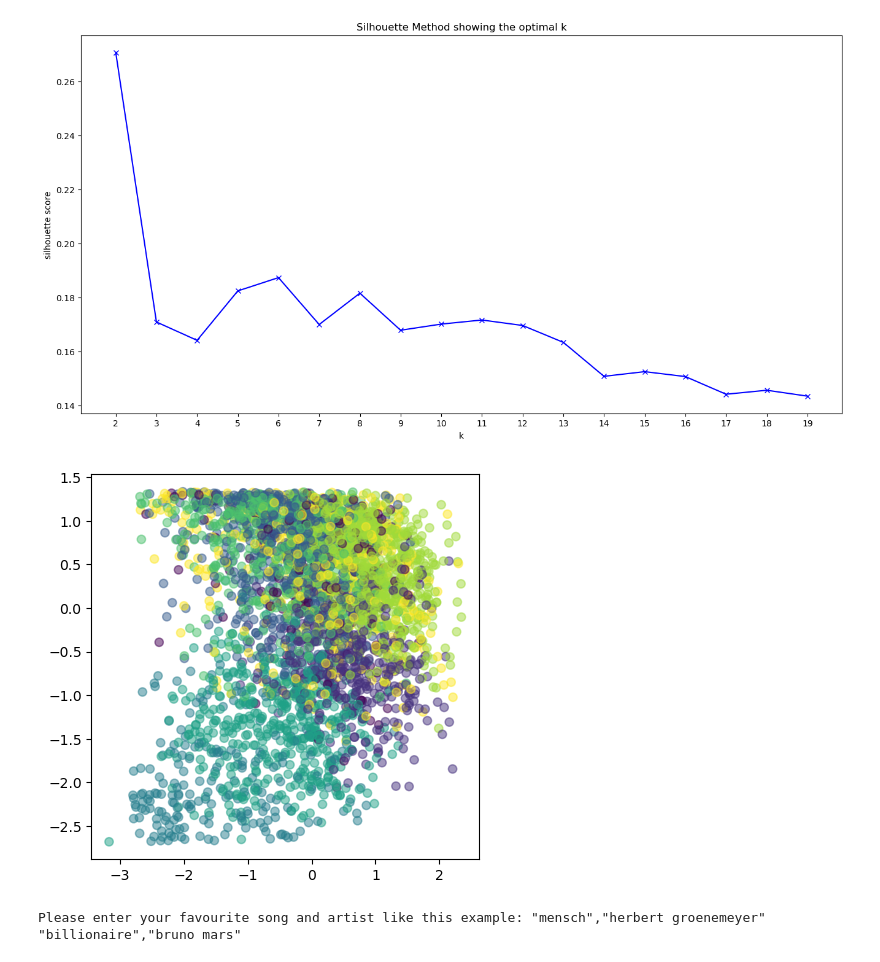
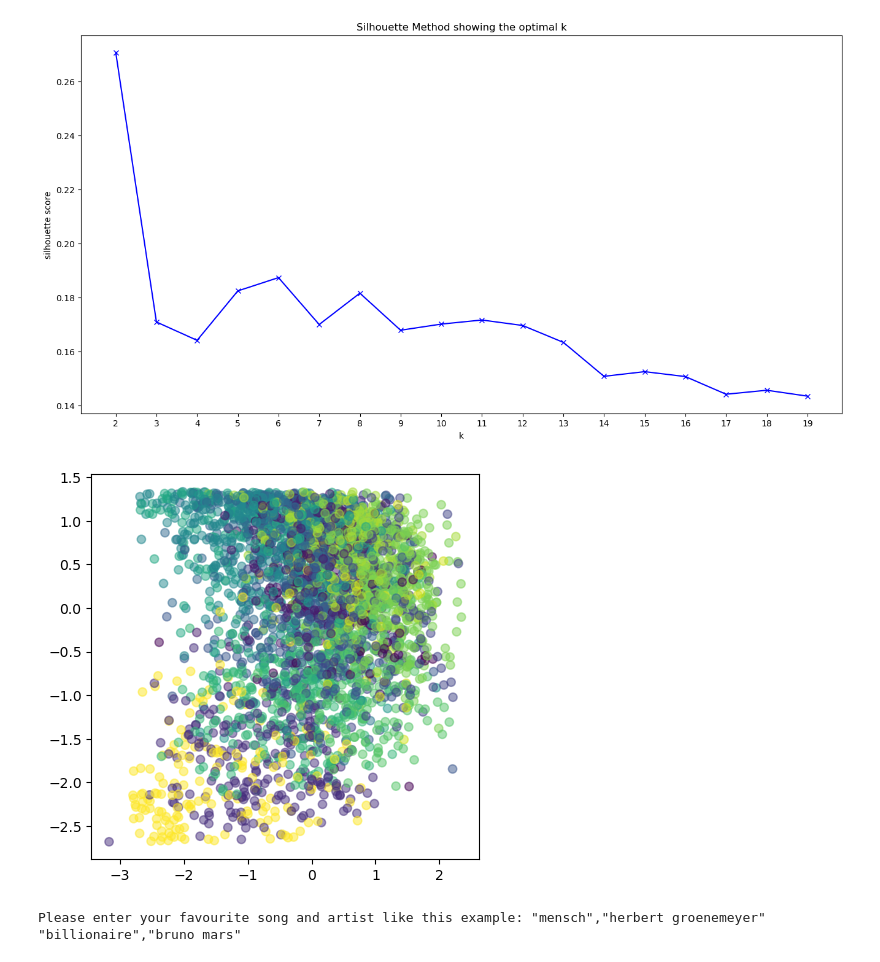
Before and after one commit to SunMax44/song_recommendor, a Jupyter notebook: spotify_api_webscraping.ipynb, the cells around one changed output. Saved outputs shown, nothing was run; the diff lists cells and outputs as text; code cells hidden in the pictures.

```diff
--- a/spotify_api_webscraping.ipynb
+++ b/spotify_api_webscraping.ipynb
@@ -510,15 +491,15 @@ Text(0.5, 1.0, 'Silhouette Method showing the optimal k')
 # --> take 8, because i want to have different recommendations!
 # %%
 from sklearn import cluster
-kmeans = cluster.KMeans(n_clusters=8)
+kmeans = cluster.KMeans(n_clusters=16)
 kmeans.fit(X_scaled)
 pred = kmeans.predict(X_scaled)
 
 plt.figure(figsize=(5, 5))
 plt.scatter(X_scaled[:, 0], X_scaled[:, 1], c=pred,alpha=0.5)
 plt.show()
 # %% [output]
-[figure, old version]
+[figure, new version]
 # %%
 # add clusters to audiofeatures df and export to csv so that it can be used for picking a random song:
 afeatures_df['cluster'] = kmeans.labels_
```
Also changed, not shown: parts of 3 cells of this notebook, 3 other files.
